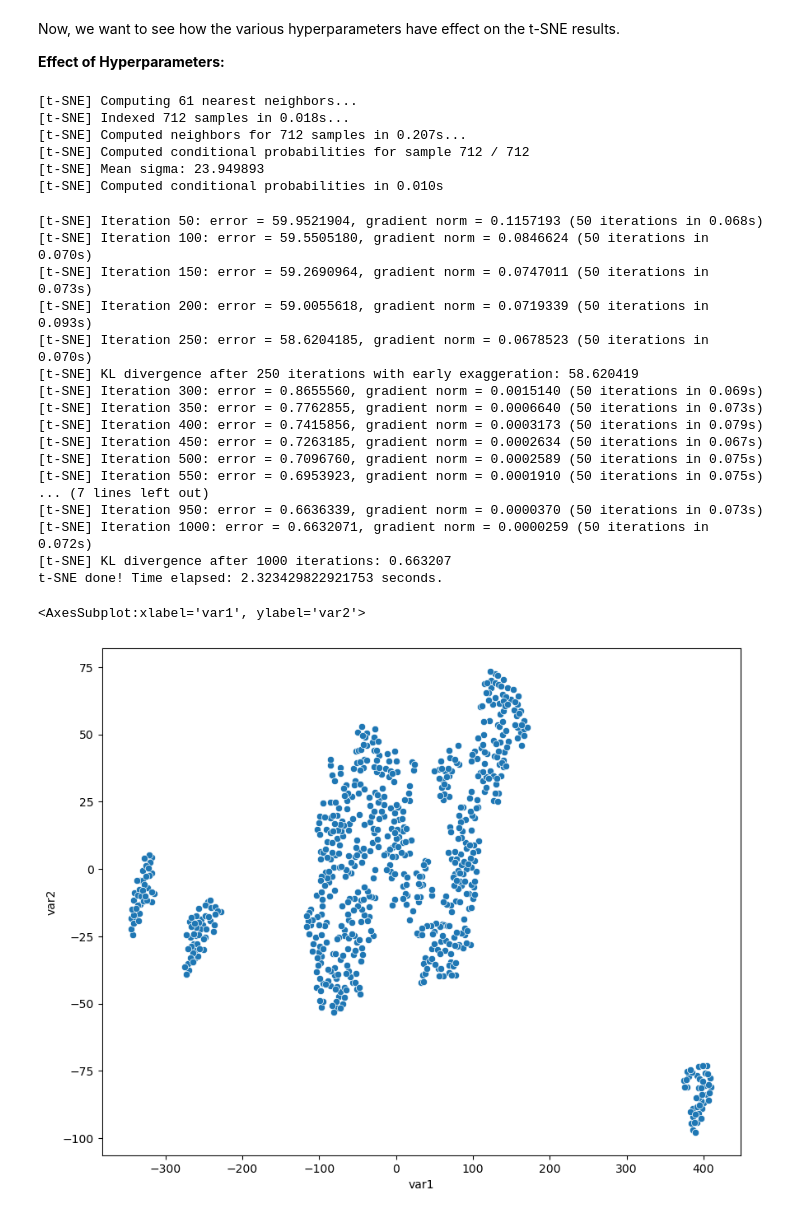
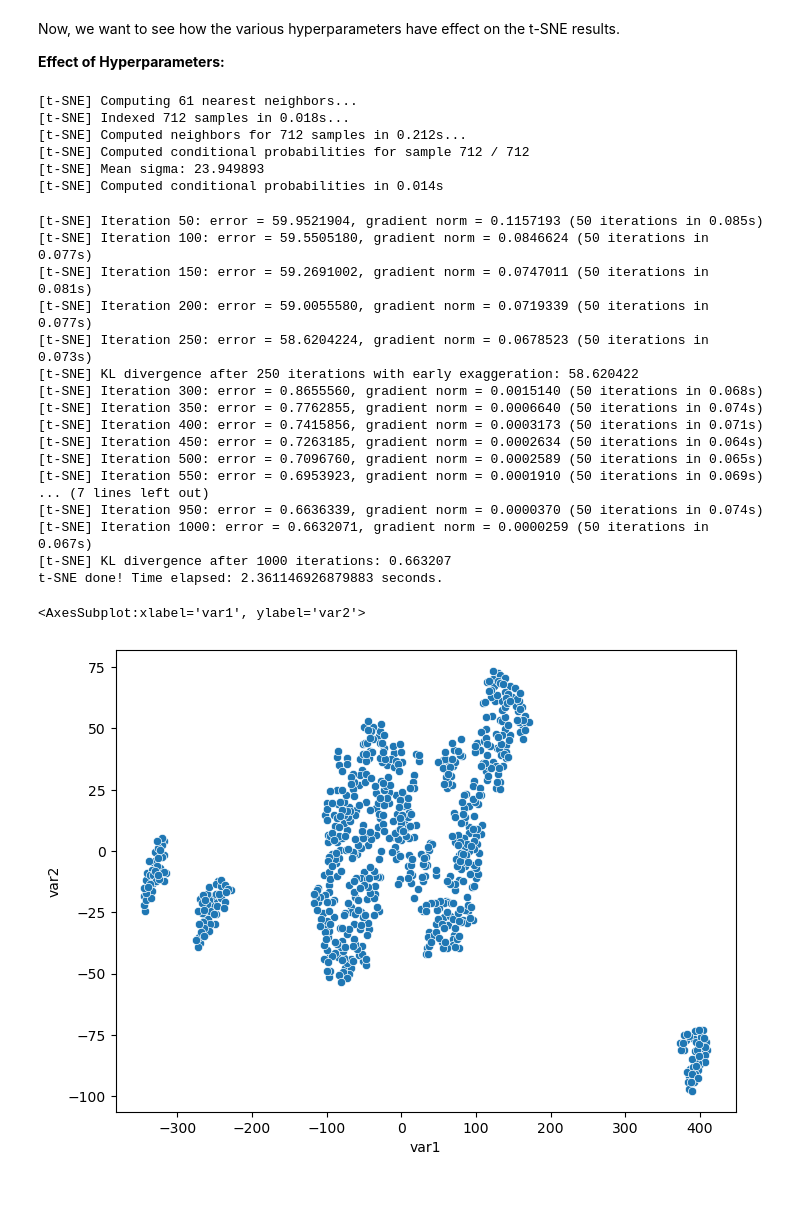
Before and after one commit to tirtharajdash/t-SNE-GenEx-Tutorial, a Jupyter notebook: t-SNE-GenEx.ipynb, the cells around one changed output. Cells and saved outputs as stored; diff of their text form; code cells hidden in the pictures.

```diff
--- a/t-SNE-GenEx.ipynb
+++ b/t-SNE-GenEx.ipynb
@@ -187,52 +187,52 @@ tsne = TSNE(n_components=2,
             verbose=2,
             perplexity=20,
             n_iter=1000,
             learning_rate='auto',
             random_state=0)
 
 tsne_results = tsne.fit_transform(df_t)
 
 print(f't-SNE done! Time elapsed: {time.time()-time_start} seconds.')
 
 #visualise the result in low-dimension (2-dim)
 tsne_embedding = pd.DataFrame()
 tsne_embedding['var1'] = tsne_results[:,0]
 tsne_embedding['var2'] = tsne_results[:,1]
 
-plt.figure(figsize=(10,8))
+plt.figure(figsize=(8,6))
 sns.scatterplot(
     x="var1", y="var2",
     palette=sns.color_palette("hls", 10),
     data=tsne_embedding,
     legend="full",
     alpha=1
 )
 # %% [output]
 [t-SNE] Computing 61 nearest neighbors...
 [t-SNE] Indexed 712 samples in 0.018s...
-[t-SNE] Computed neighbors for 712 samples in 0.207s...
+[t-SNE] Computed neighbors for 712 samples in 0.212s...
 [t-SNE] Computed conditional probabilities for sample 712 / 712
 [t-SNE] Mean sigma: 23.949893
-[t-SNE] Computed conditional probabilities in 0.010s
+[t-SNE] Computed conditional probabilities in 0.014s
-[t-SNE] Iteration 50: error = 59.9521904, gradient norm = 0.1157193 (50 iterations in 0.068s)
-[t-SNE] Iteration 100: error = 59.5505180, gradient norm = 0.0846624 (50 iterations in 0.070s)
-[t-SNE] Iteration 150: error = 59.2690964, gradient norm = 0.0747011 (50 iterations in 0.073s)
-[t-SNE] Iteration 200: error = 59.0055618, gradient norm = 0.0719339 (50 iterations in 0.093s)
-[t-SNE] Iteration 250: error = 58.6204185, gradient norm = 0.0678523 (50 iterations in 0.070s)
-[t-SNE] KL divergence after 250 iterations with early exaggeration: 58.620419
-[t-SNE] Iteration 300: error = 0.8655560, gradient norm = 0.0015140 (50 iterations in 0.069s)
-[t-SNE] Iteration 350: error = 0.7762855, gradient norm = 0.0006640 (50 iterations in 0.073s)
-[t-SNE] Iteration 400: error = 0.7415856, gradient norm = 0.0003173 (50 iterations in 0.079s)
-[t-SNE] Iteration 450: error = 0.7263185, gradient norm = 0.0002634 (50 iterations in 0.067s)
-[t-SNE] Iteration 500: error = 0.7096760, gradient norm = 0.0002589 (50 iterations in 0.075s)
-[t-SNE] Iteration 550: error = 0.6953923, gradient norm = 0.0001910 (50 iterations in 0.075s)
+[t-SNE] Iteration 50: error = 59.9521904, gradient norm = 0.1157193 (50 iterations in 0.085s)
+[t-SNE] Iteration 100: error = 59.5505180, gradient norm = 0.0846624 (50 iterations in 0.077s)
+[t-SNE] Iteration 150: error = 59.2691002, gradient norm = 0.0747011 (50 iterations in 0.081s)
+[t-SNE] Iteration 200: error = 59.0055580, gradient norm = 0.0719339 (50 iterations in 0.077s)
+[t-SNE] Iteration 250: error = 58.6204224, gradient norm = 0.0678523 (50 iterations in 0.073s)
+[t-SNE] KL divergence after 250 iterations with early exaggeration: 58.620422
+[t-SNE] Iteration 300: error = 0.8655560, gradient norm = 0.0015140 (50 iterations in 0.068s)
+[t-SNE] Iteration 350: error = 0.7762855, gradient norm = 0.0006640 (50 iterations in 0.074s)
+[t-SNE] Iteration 400: error = 0.7415856, gradient norm = 0.0003173 (50 iterations in 0.071s)
+[t-SNE] Iteration 450: error = 0.7263185, gradient norm = 0.0002634 (50 iterations in 0.064s)
+[t-SNE] Iteration 500: error = 0.7096760, gradient norm = 0.0002589 (50 iterations in 0.065s)
+[t-SNE] Iteration 550: error = 0.6953923, gradient norm = 0.0001910 (50 iterations in 0.069s)
 ... (7 lines left out)
-[t-SNE] Iteration 950: error = 0.6636339, gradient norm = 0.0000370 (50 iterations in 0.073s)
-[t-SNE] Iteration 1000: error = 0.6632071, gradient norm = 0.0000259 (50 iterations in 0.072s)
+[t-SNE] Iteration 950: error = 0.6636339, gradient norm = 0.0000370 (50 iterations in 0.074s)
+[t-SNE] Iteration 1000: error = 0.6632071, gradient norm = 0.0000259 (50 iterations in 0.067s)
 [t-SNE] KL divergence after 1000 iterations: 0.663207
-t-SNE done! Time elapsed: 2.323429822921753 seconds.
+t-SNE done! Time elapsed: 2.361146926879883 seconds.
 <AxesSubplot:xlabel='var1', ylabel='var2'>
-[figure, old version]
+[figure, new version]
 # %%
 #t-SNE and see how much time it takes (Perplexity=50)
 time_start = time.time()
```
Also changed, not shown: parts of 3 cells of this notebook.
